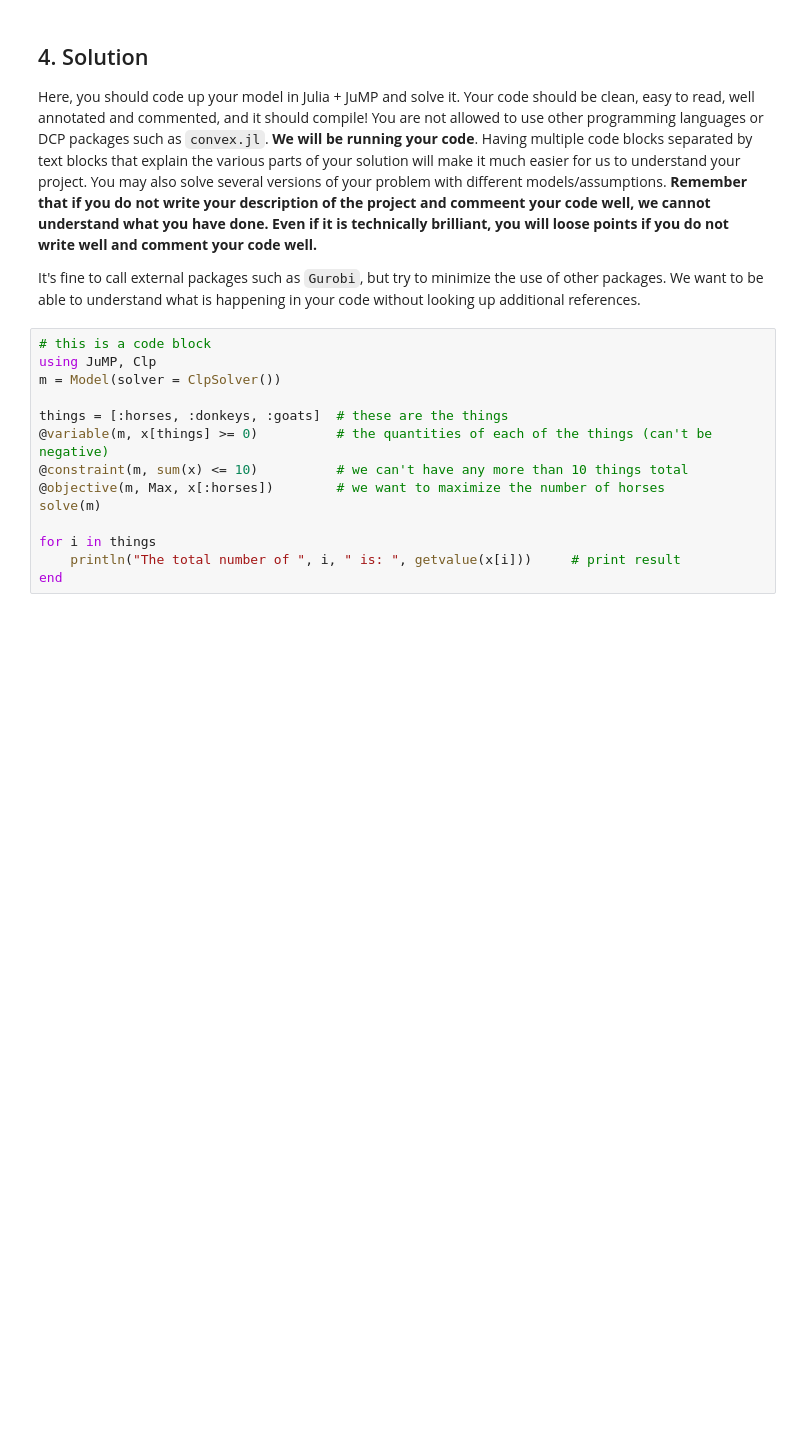
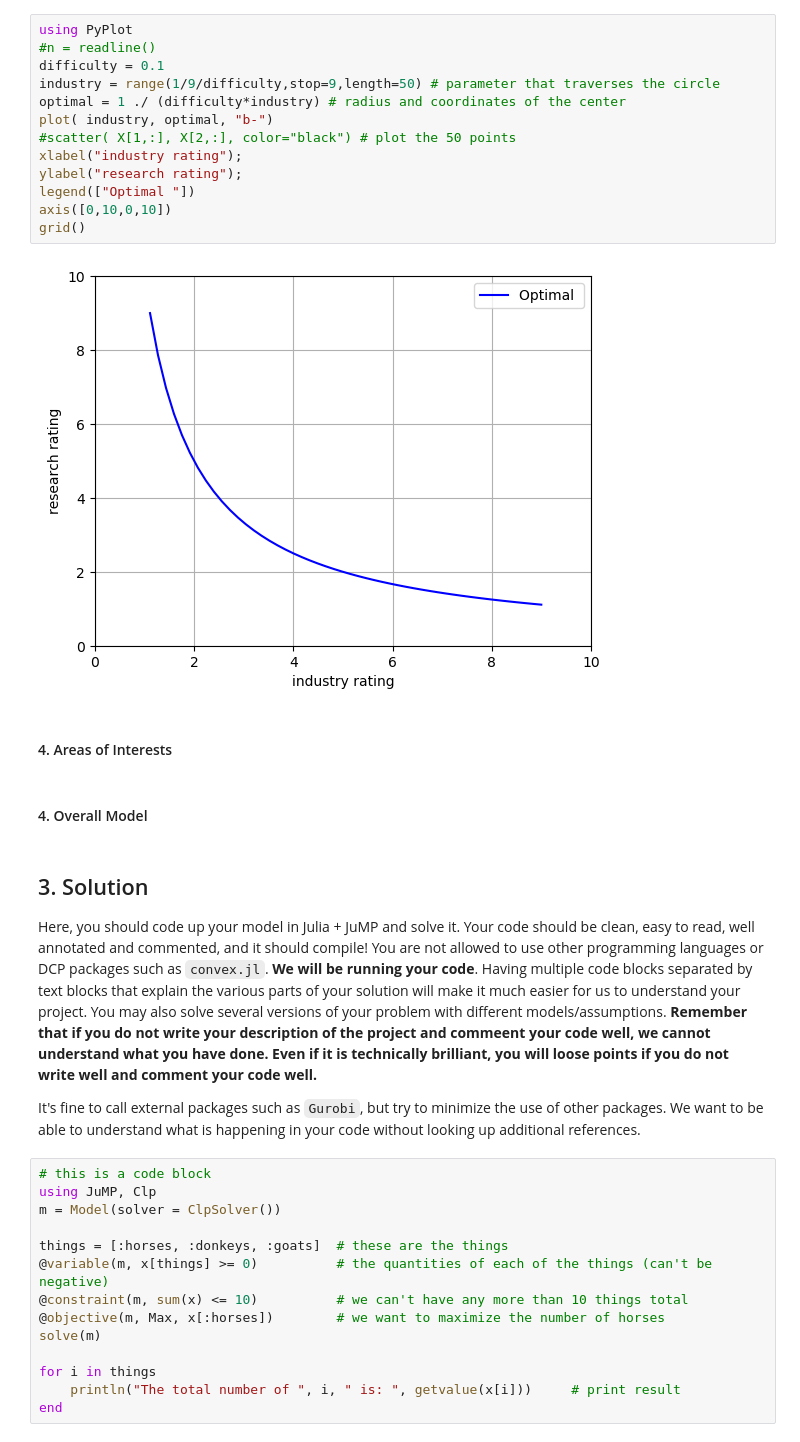
Before and after one commit to pswanson2/CS524_project, a Jupyter notebook: project_report_final.ipynb, the cells around one changed output. Drawn from its saved outputs; the diff is of its cells as text; blank space fills up the shorter version.

Commit message:
Edited mathematical model

```diff
--- a/project_report_final.ipynb
+++ b/project_report_final.ipynb
@@ -62,5 +111,24 @@ For some quick tips on using $\LaTeX$, see [this cheat sheet](http://users.dicki
+# %%
+using PyPlot
+#n = readline()
+difficulty = 0.1
+industry = range(1/9/difficulty,stop=9,length=50) # parameter that traverses the circle
+optimal = 1 ./ (difficulty*industry) # radius and coordinates of the center
+plot( industry, optimal, "b-")
+#scatter( X[1,:], X[2,:], color="black") # plot the 50 points
+xlabel("industry rating");
+ylabel("research rating");
+legend(["Optimal "])
+axis([0,10,0,10])
+grid()
+# %% [output]
+[figure, added]
+# %% [markdown]
+#### 4. Areas of Interests ####
+# %% [markdown]
+#### 4. Overall Model ####
 # %% [markdown]
-## 4. Solution ##
+## 3. Solution ##
 
 Here, you should code up your model in Julia + JuMP and solve it. Your code should be clean, easy to read, well annotated and commented, and it should compile! You are not allowed to use other programming languages or DCP packages such as `convex.jl`. **We will be running your code**. Having multiple code blocks separated by text blocks that explain the various parts of your solution will make it much easier for us to understand your project. You may also solve several versions of your problem with different models/assumptions. **Remember that if you do not write your description of the project and commeent your code well, we cannot understand what you have done. Even if it is technically brilliant, you will loose points if you do not write well and comment your code well.**
 
```
Also changed, not shown: parts of 13 cells of this notebook, 5 other files.
